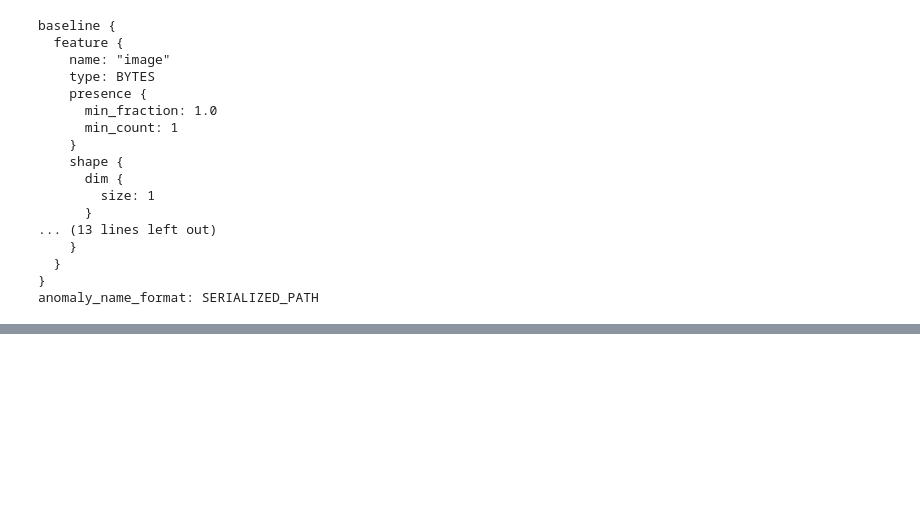
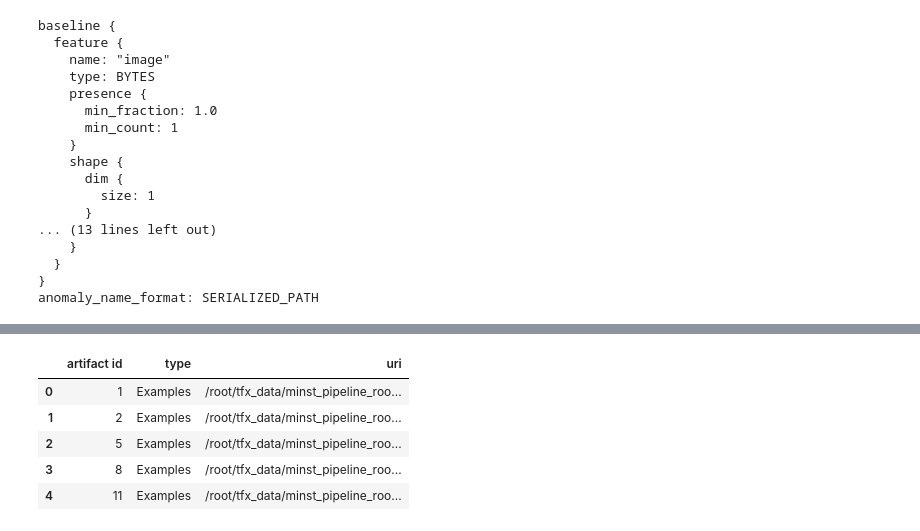
Before and after one commit to HunBug/tfx_pipeline, a Jupyter notebook: minst_fassion_pipeline/pipeline.ipynb, the cells around one changed output, grey strips where cells are left out. Saved outputs shown, nothing was run; the diff lists cells and outputs as text; code cells hidden in the pictures; blank space fills up the shorter version.

```diff
--- a/minst_fassion_pipeline/pipeline.ipynb
+++ b/minst_fassion_pipeline/pipeline.ipynb
@@ -214,0 +226,10 @@ tfdv.visualize_statistics(stats)
+# %%
+examples = store.get_artifacts_by_type("Examples")
+display_artifacts(store, examples)
+# %% [output]
+|  | artifact id | type | uri |
+| 0 | 1 | Examples | /root/tfx_data/minst_pipeline_roo... |
+| 1 | 2 | Examples | /root/tfx_data/minst_pipeline_roo... |
+| 2 | 5 | Examples | /root/tfx_data/minst_pipeline_roo... |
+| 3 | 8 | Examples | /root/tfx_data/minst_pipeline_roo... |
+| 4 | 11 | Examples | /root/tfx_data/minst_pipeline_roo... |
```
Also changed, not shown: parts of 8 cells of this notebook.
